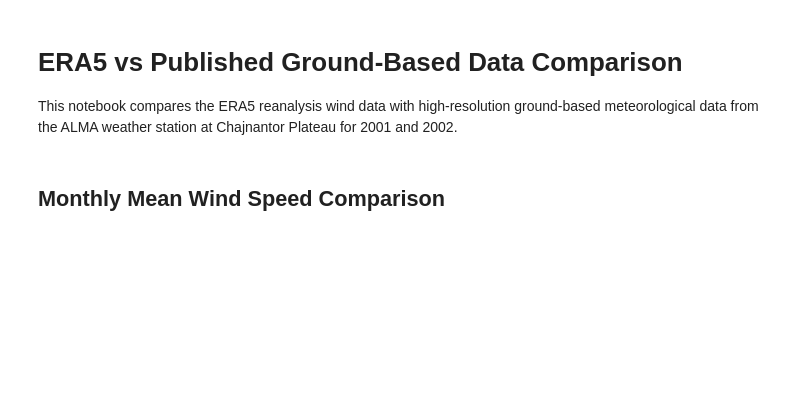
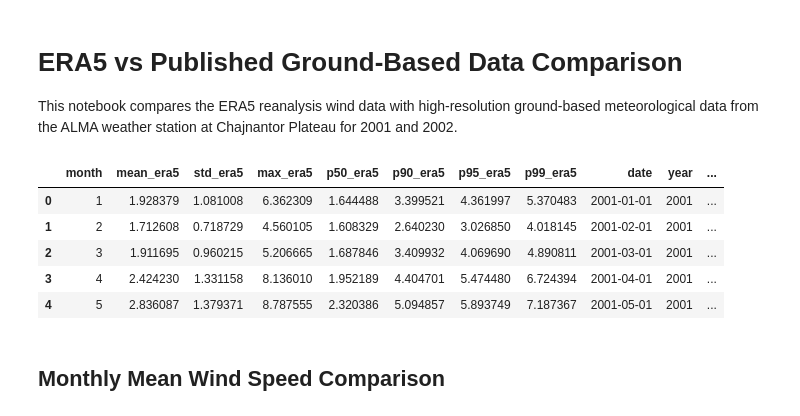
Before and after one commit to greenbean111/era5-data-analysis, a Jupyter notebook: notebooks/ERA5_vs_Published_Comparison.ipynb, the cells around one changed output. Cells and saved outputs as stored; diff of their text form; code cells hidden in the pictures; blank space fills up the shorter version.

Commit message:
Attempted Recalibration of Alma Data

```diff
--- a/notebooks/ERA5_vs_Published_Comparison.ipynb
+++ b/notebooks/ERA5_vs_Published_Comparison.ipynb
@@ -5,27 +5,44 @@ This notebook compares the ERA5 reanalysis wind data with high-resolution ground
 # %%
 import pandas as pd
 import matplotlib.pyplot as plt
 import seaborn as sns
 
 # Load datasets
 era5_path = r'../data/exports/chile_wind_stats_2001_2002.csv'
 published_path = r'../data/exports/alma_published_stats.csv'
 
 df_era5 = pd.read_csv(era5_path)
 df_pub = pd.read_csv(published_path)
 
 # Filter ERA5 to just ALMA region if multiple sites exist
 if 'site' in df_era5.columns:
     df_era5_alma = df_era5[df_era5['site'] == 'chile'].copy()
 else:
     df_era5_alma = df_era5.copy()
 
 # Ensure columns for merging
-df_era5_alma['date'] = pd.to_datetime(df_era5_alma[['year', 'month']].assign(day=1))
+df_era5_alma['date'] = pd.to_datetime(df_era5_alma['month'] + '-01')
+df_era5_alma['year'] = df_era5_alma['date'].dt.year
+df_era5_alma['month'] = df_era5_alma['date'].dt.month
+
 df_pub['date'] = pd.to_datetime(df_pub[['year', 'month']].assign(day=1))
+
+# Rename ERA5 columns to generic names to merge with suffixes
+df_era5_alma = df_era5_alma.rename(columns={
+    'mean_wind': 'mean',
+    'std_wind': 'std',
+    'max_wind': 'max'
+})
 
 comparison_df = pd.merge(df_era5_alma, df_pub, on=['year', 'month', 'date'], suffixes=('_era5', '_pub'))
 comparison_df.head()
+# %% [output]
+|  | month | mean_era5 | std_era5 | max_era5 | p50_era5 | p90_era5 | p95_era5 | p99_era5 | date | year | ... |
+| 0 | 1 | 1.928379 | 1.081008 | 6.362309 | 1.644488 | 3.399521 | 4.361997 | 5.370483 | 2001-01-01 | 2001 | ... |
+| 1 | 2 | 1.712608 | 0.718729 | 4.560105 | 1.608329 | 2.640230 | 3.026850 | 4.018145 | 2001-02-01 | 2001 | ... |
+| 2 | 3 | 1.911695 | 0.960215 | 5.206665 | 1.687846 | 3.409932 | 4.069690 | 4.890811 | 2001-03-01 | 2001 | ... |
+| 3 | 4 | 2.424230 | 1.331158 | 8.136010 | 1.952189 | 4.404701 | 5.474480 | 6.724394 | 2001-04-01 | 2001 | ... |
+| 4 | 5 | 2.836087 | 1.379371 | 8.787555 | 2.320386 | 5.094857 | 5.893749 | 7.187367 | 2001-05-01 | 2001 | ... |
 # %% [markdown]
 ## Monthly Mean Wind Speed Comparison
 # %%
```
Also changed, not shown: parts of 3 cells of this notebook, 11 other files.
